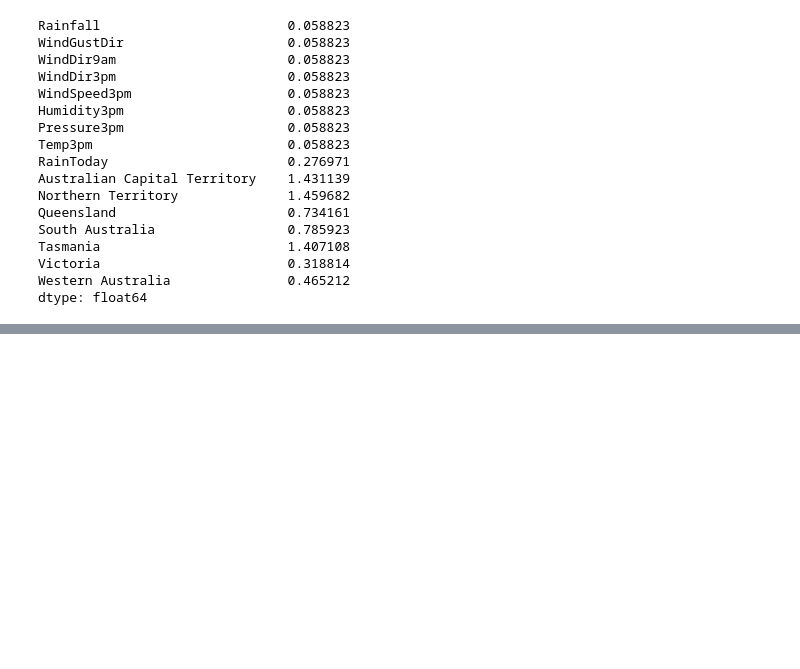
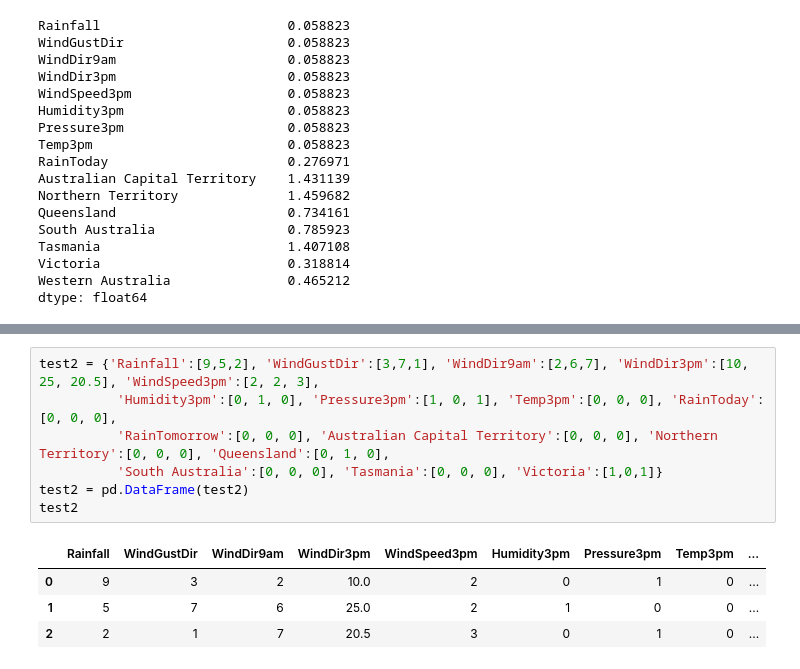
Before and after one commit to tassyirifiyya/ProjectHacktiv8-Kelp1, a Jupyter notebook: PYTN_KampusMerdeka_FP2_Hacktiv8.ipynb, the cells around one changed output, grey strips where cells are left out. Saved outputs shown, nothing was run; the diff lists cells and outputs as text; blank space fills up the shorter version.

```diff
--- a/PYTN_KampusMerdeka_FP2_Hacktiv8.ipynb
+++ b/PYTN_KampusMerdeka_FP2_Hacktiv8.ipynb
@@ -1510,0 +1539,12 @@ dtype: float64
+# %%
+test2 = {'Rainfall':[9,5,2], 'WindGustDir':[3,7,1], 'WindDir9am':[2,6,7], 'WindDir3pm':[10, 25, 20.5], 'WindSpeed3pm':[2, 2, 3],
+          'Humidity3pm':[0, 1, 0], 'Pressure3pm':[1, 0, 1], 'Temp3pm':[0, 0, 0], 'RainToday':[0, 0, 0],
+          'RainTomorrow':[0, 0, 0], 'Australian Capital Territory':[0, 0, 0], 'Northern Territory':[0, 0, 0], 'Queensland':[0, 1, 0],
+          'South Australia':[0, 0, 0], 'Tasmania':[0, 0, 0], 'Victoria':[1,0,1]}
+test2 = pd.DataFrame(test2)
+test2
+# %% [output]
+|  | Rainfall | WindGustDir | WindDir9am | WindDir3pm | WindSpeed3pm | Humidity3pm | Pressure3pm | Temp3pm | ... |
+| 0 | 9 | 3 | 2 | 10.0 | 2 | 0 | 1 | 0 | ... |
+| 1 | 5 | 7 | 6 | 25.0 | 2 | 1 | 0 | 0 | ... |
+| 2 | 2 | 1 | 7 | 20.5 | 3 | 0 | 1 | 0 | ... |
```
Also changed, not shown: parts of 25 cells of this notebook.
